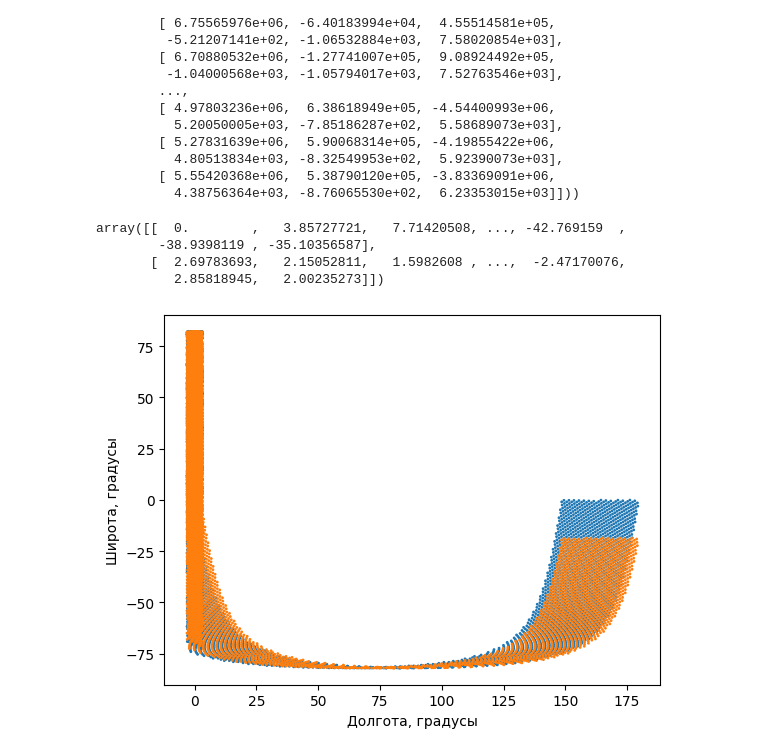
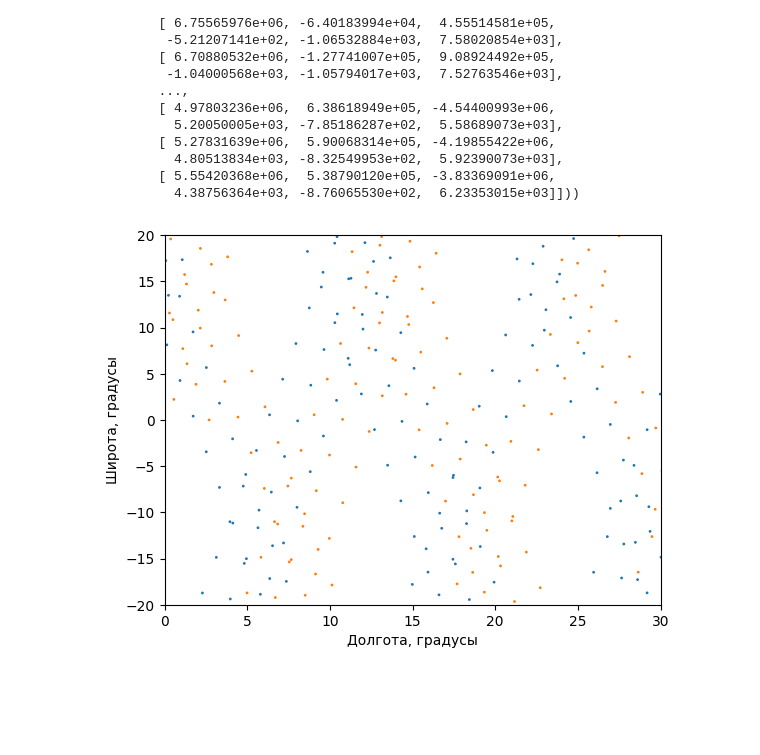
Before and after one commit to Daniil10001/DreamSpace_space-hackathon-2025, a Jupyter notebook: Problem_2/main.ipynb, the cells around one changed output. Cells and saved outputs as stored; diff of their text form; code cells hidden in the pictures; blank space fills up the shorter version.

```diff
--- a/Problem_2/main.ipynb
+++ b/Problem_2/main.ipynb
@@ -245,8 +245,8 @@ two=np.append(one,sol2.y.transpose(), axis=1)
 # %%
 np.savetxt("coords.csv", two, delimiter=",")
 # %%
-crd=np.array(list(map(getProjection,sol.y.transpose()))).transpose()*180/np.pi
-crd2=np.array(list(map(getProjection,sol2.y.transpose()))).transpose()*180/np.pi
+crd=np.array(list(map(getProjection,sol.y.transpose()))).transpose()
+crd2=np.array(list(map(getProjection,sol2.y.transpose()))).transpose()
 crd[1]-=sol.t*omega_earth
 crd2[1]-=sol2.t*omega_earth
 #wh=np.where(np.abs(crd[0])<dal)[0]
@@ -263,13 +263,9 @@ def fn(crd):
 crd=fn(crd)
 # %%
 crd2=fn(crd2)
-# %%
-crd2
-# %% [output]
-array([[  0.        ,   3.85727721,   7.71420508, ..., -42.769159  ,
-        -38.9398119 , -35.10356587],
-       [  2.69783693,   2.15052811,   1.5982608 , ...,  -2.47170076,
-          2.85818945,   2.00235273]])
+# %%
+crd2*=180/np.pi
+crd*=180/np.pi
 # %%
 #for i in range(crd2[1].shape[0]):
 #    while (crd2[1][i]<-np.pi):
@@ -277,13 +273,13 @@ array([[  0.        ,   3.85727721,   7.71420508, ..., -42.769159  ,
 # %%
 plt.scatter(crd[1],crd[0], [1]*crd.shape[1])
 plt.scatter(crd2[1],crd2[0], [1]*crd2.shape[1])
 plt.xlabel("Долгота, градусы")
 plt.ylabel("Широта, градусы")
-#plt.xlim([-180,180])
-#plt.xlim([-90,90])
+plt.xlim([-180,180])
+plt.xlim([-90,90])
 plt.savefig("all_traj.png")
-#plt.ylim([-20,20])
-#plt.xlim([0,30])
+plt.ylim([-20,20])
+plt.xlim([0,30])
 plt.savefig("in_place.png")
 # %% [output]
-[figure, old version]
+[figure, new version]
```
Also changed, not shown: 2 other files.
